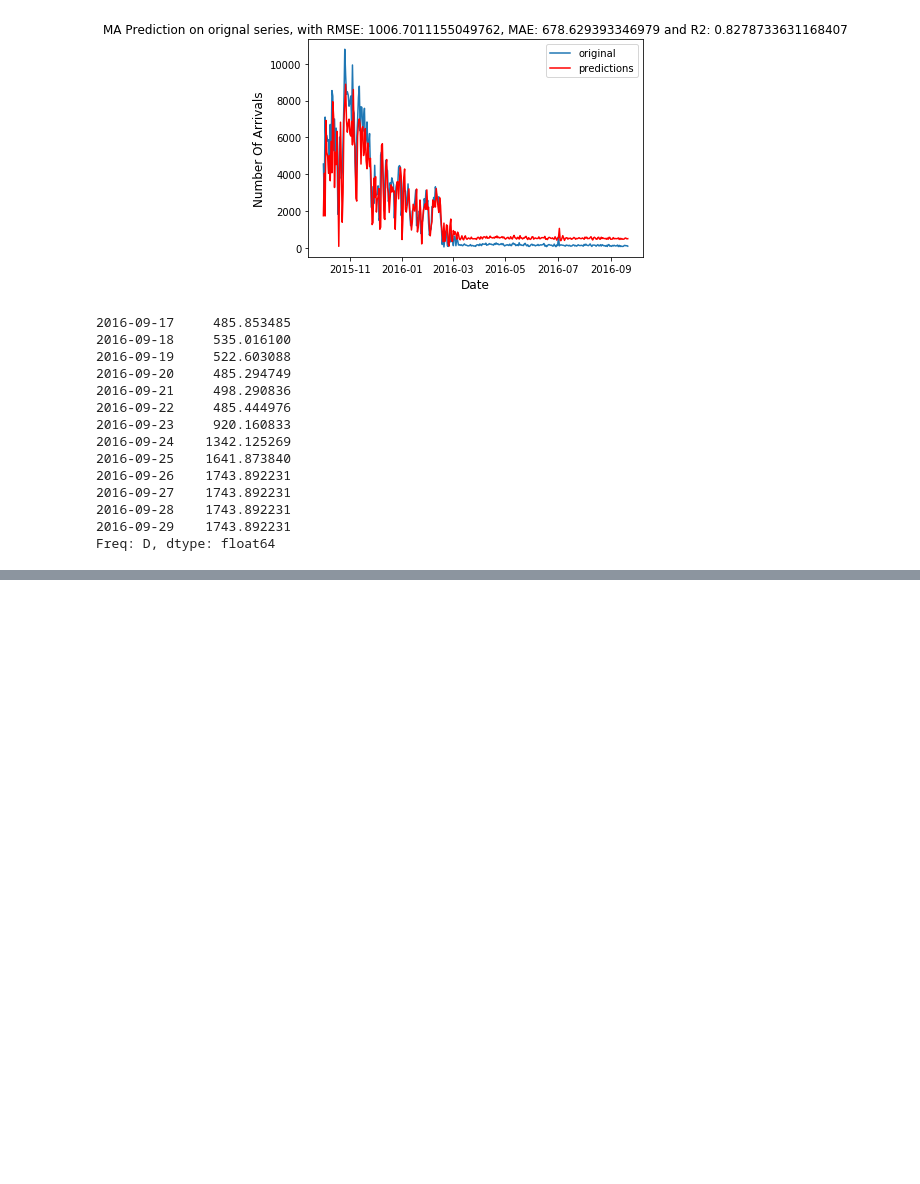
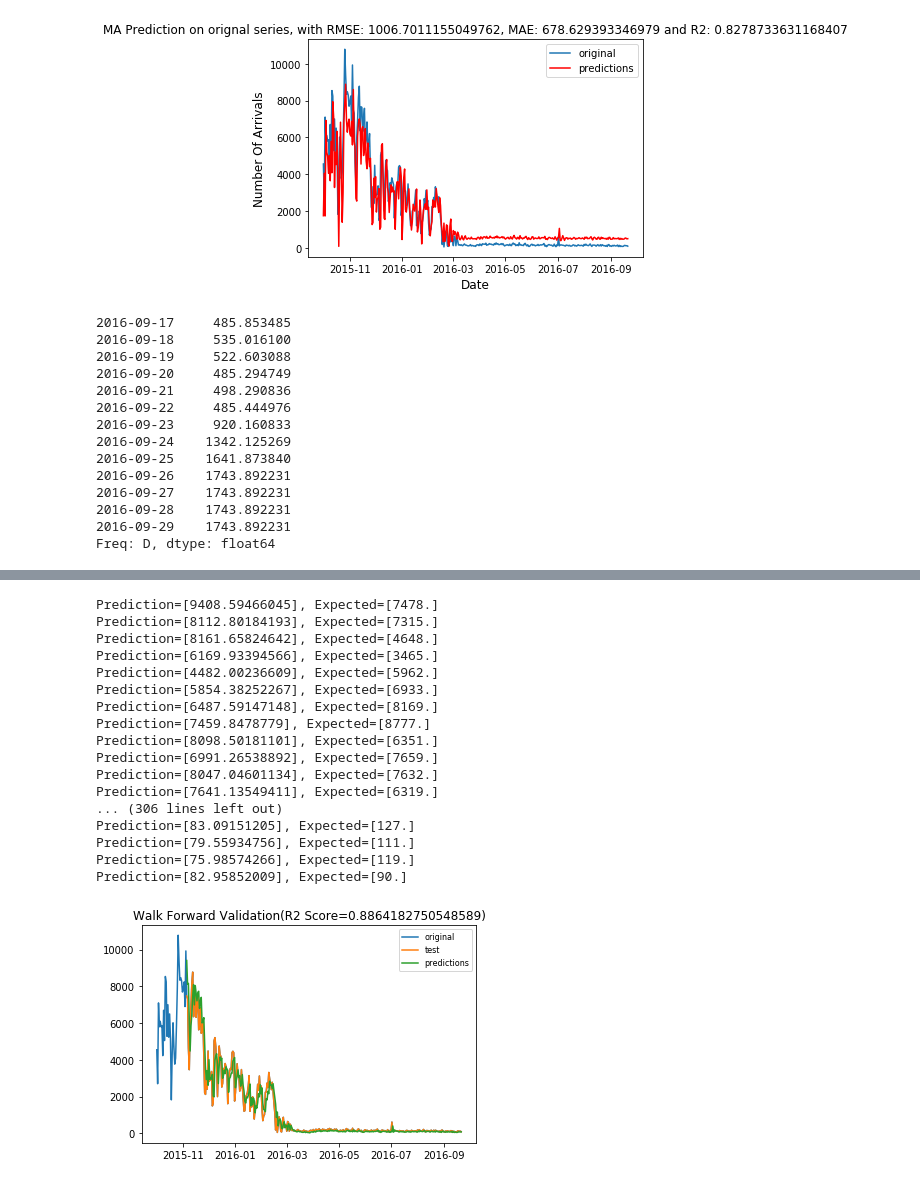
Before and after one commit to hmafnan/Timeseries-Analysis, a Jupyter notebook: src/Arima Analysis.ipynb, the cells around one changed output, grey strips where cells are left out. Saved outputs shown, nothing was run; the diff lists cells and outputs as text; code cells hidden in the pictures; blank space fills up the shorter version.

Commit message:
Walk forward implementation added for UNHCR date set

```diff
--- a/src/Arima Analysis.ipynb
+++ b/src/Arima Analysis.ipynb
@@ -732,0 +738,51 @@ fit_and_plot_cv(train, test, best_combination)
+# %%
+# Walk forward validation
+# Discredit: Following code is taken from
+# (https://machinelearningmastery.com/time-series-forecast-case-study-python-monthly-armed-robberies-boston/)
+# and used according to our need
+series = df_to_orig
+X = series.values
+X = X.astype('float32')
+train_size = int(len(X) * 0.10)
+train, test = X[0:train_size], X[train_size:]
+
+history = [x for x in train[1:]]
+predictions = list()
+for i in range(len(test)):
+    model = ARIMA(history, order=(0, 1, 2))
+    model_fit = model.fit(disp=0)
+    yhat = model_fit.forecast()[0]
+    predictions.append(yhat)
+    obs = test[i]
+    history.append(obs)
+    print("Prediction=%s, Expected=%s" % (yhat, obs))
+
+test_series = pd.Series(test.flatten(), index=series[train_size:].index)
+predictions_series = pd.Series(predictions, index=series[train_size:].index)
+r2 = r2_score(test_series, predictions_series)
+plt.figure(figsize=(6,4))
+plt.plot(series, label="original")
+plt.plot(test_series, label="test")
+plt.plot(predictions_series, label="predictions")
+plt.title('Walk Forward Validation(R2 Score=%s)' % r2)
+plt.legend(loc='upper right', fontsize=8)
+plt.show()
+# %% [output]
+Prediction=[9408.59466045], Expected=[7478.]
+Prediction=[8112.80184193], Expected=[7315.]
+Prediction=[8161.65824642], Expected=[4648.]
+Prediction=[6169.93394566], Expected=[3465.]
+Prediction=[4482.00236609], Expected=[5962.]
+Prediction=[5854.38252267], Expected=[6933.]
+Prediction=[6487.59147148], Expected=[8169.]
+Prediction=[7459.8478779], Expected=[8777.]
+Prediction=[8098.50181101], Expected=[6351.]
+Prediction=[6991.26538892], Expected=[7659.]
+Prediction=[8047.04601134], Expected=[7632.]
+Prediction=[7641.13549411], Expected=[6319.]
+... (306 lines left out)
+Prediction=[83.09151205], Expected=[127.]
+Prediction=[79.55934756], Expected=[111.]
+Prediction=[75.98574266], Expected=[119.]
+Prediction=[82.95852009], Expected=[90.]
+[figure, added]
```
Also changed, not shown: parts of 22 cells of this notebook, 8 other files.
